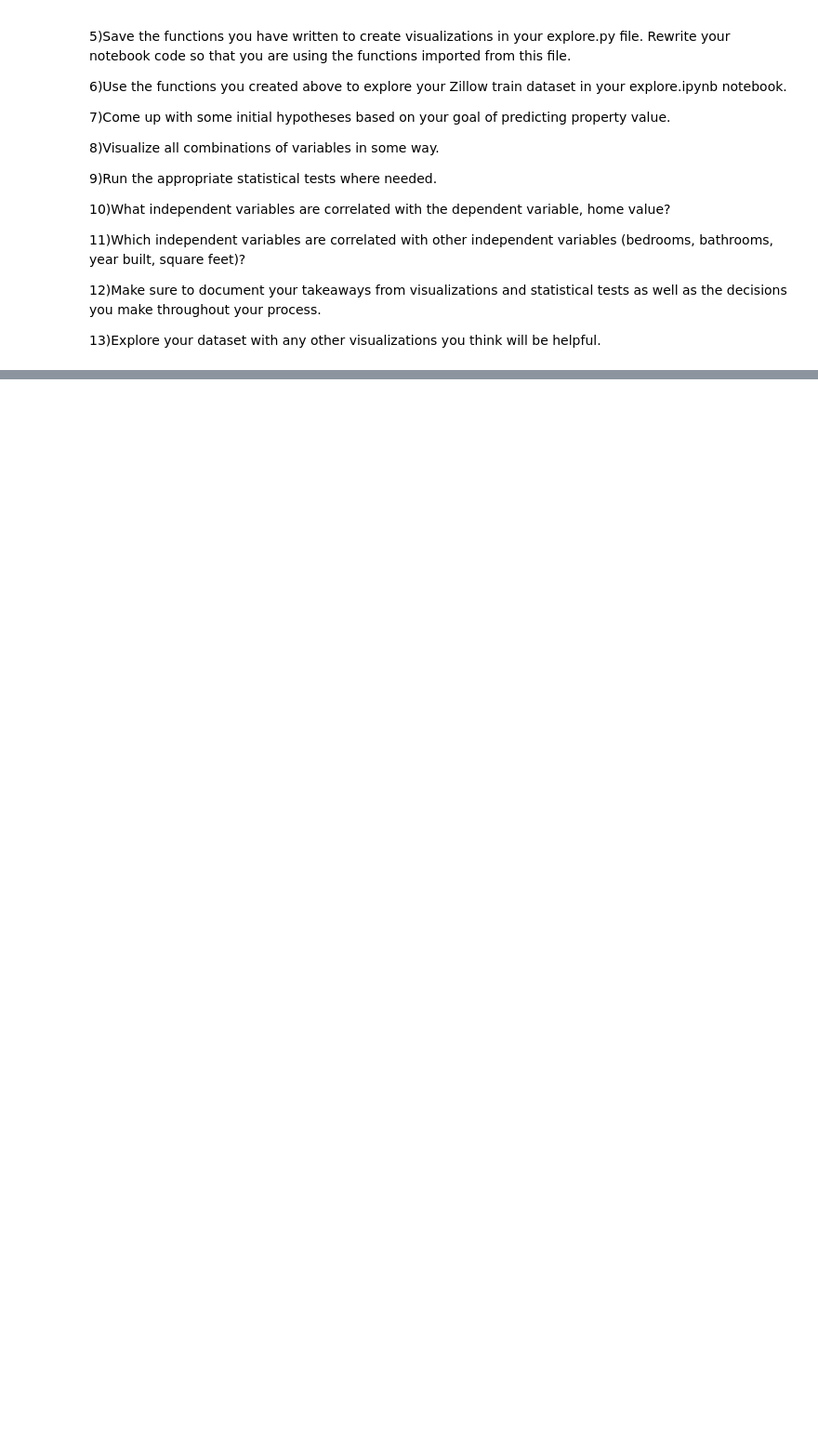
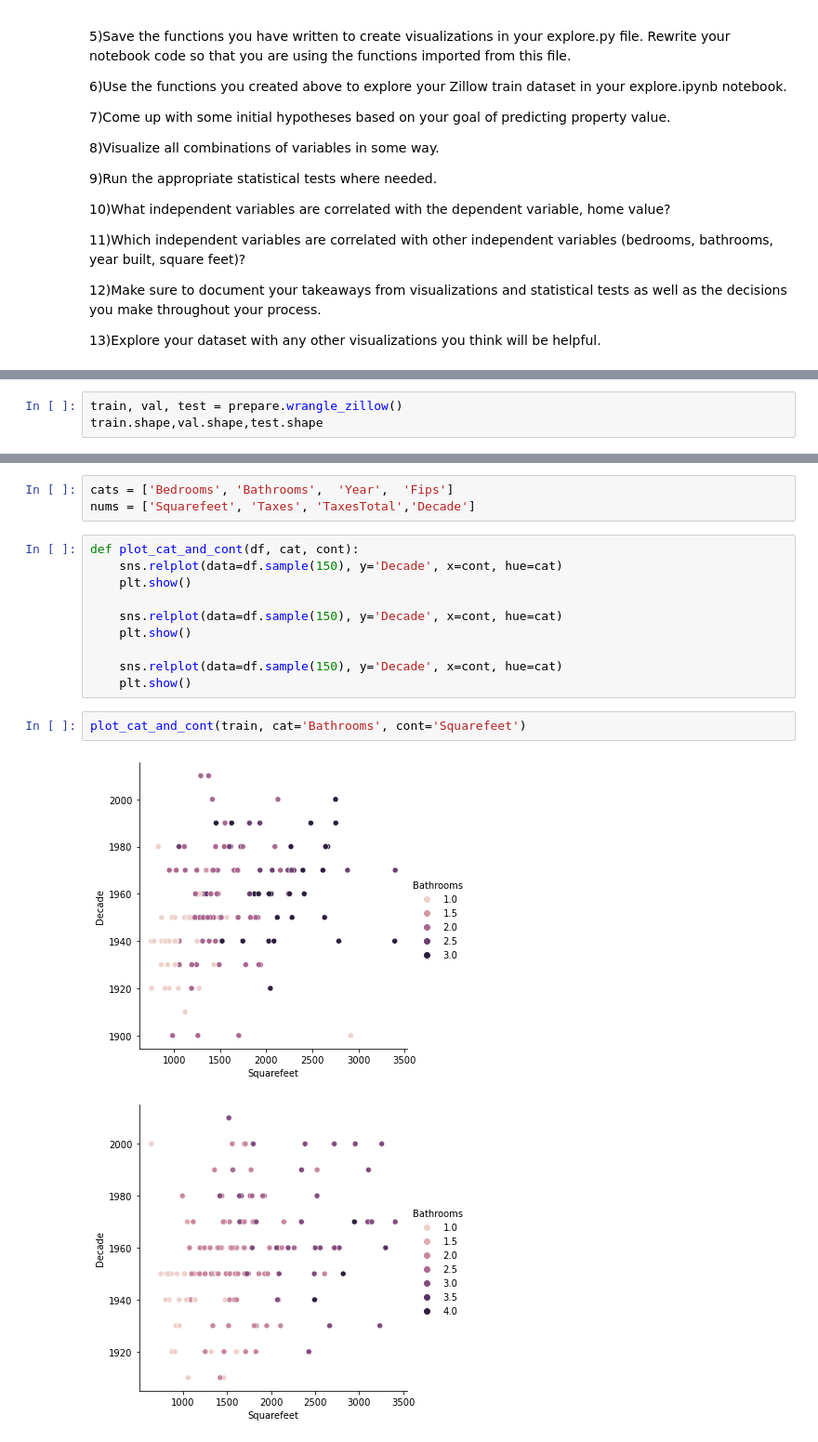
Before and after one commit to cristianibarra1/regression-exercises, a Jupyter notebook: explore.ipynb, the cells around one changed output, grey strips where cells are left out. Shown at 93% size. Saved outputs shown, nothing was run; the diff lists cells and outputs as text; blank space fills up the shorter version.

```diff
--- a/explore.ipynb
+++ b/explore.ipynb
@@ -34,0 +181,3 @@ In these exercises, you will run through the stages of exploration as you contin
+# %%
+train, val, test = prepare.wrangle_zillow()
+train.shape,val.shape,test.shape
@@ -34,0 +251,18 @@ In these exercises, you will run through the stages of exploration as you contin
+# %%
+cats = ['Bedrooms', 'Bathrooms',  'Year',  'Fips']
+nums = ['Squarefeet', 'Taxes', 'TaxesTotal','Decade']
+# %%
+def plot_cat_and_cont(df, cat, cont):
+    sns.relplot(data=df.sample(150), y='Decade', x=cont, hue=cat)
+    plt.show()
+
+    sns.relplot(data=df.sample(150), y='Decade', x=cont, hue=cat)
+    plt.show()
+
+    sns.relplot(data=df.sample(150), y='Decade', x=cont, hue=cat)
+    plt.show()
+# %%
+plot_cat_and_cont(train, cat='Bathrooms', cont='Squarefeet')
+# %% [output]
+[figure, added]
+[figure, added]
```
Also changed, not shown: parts of 34 cells of this notebook.
